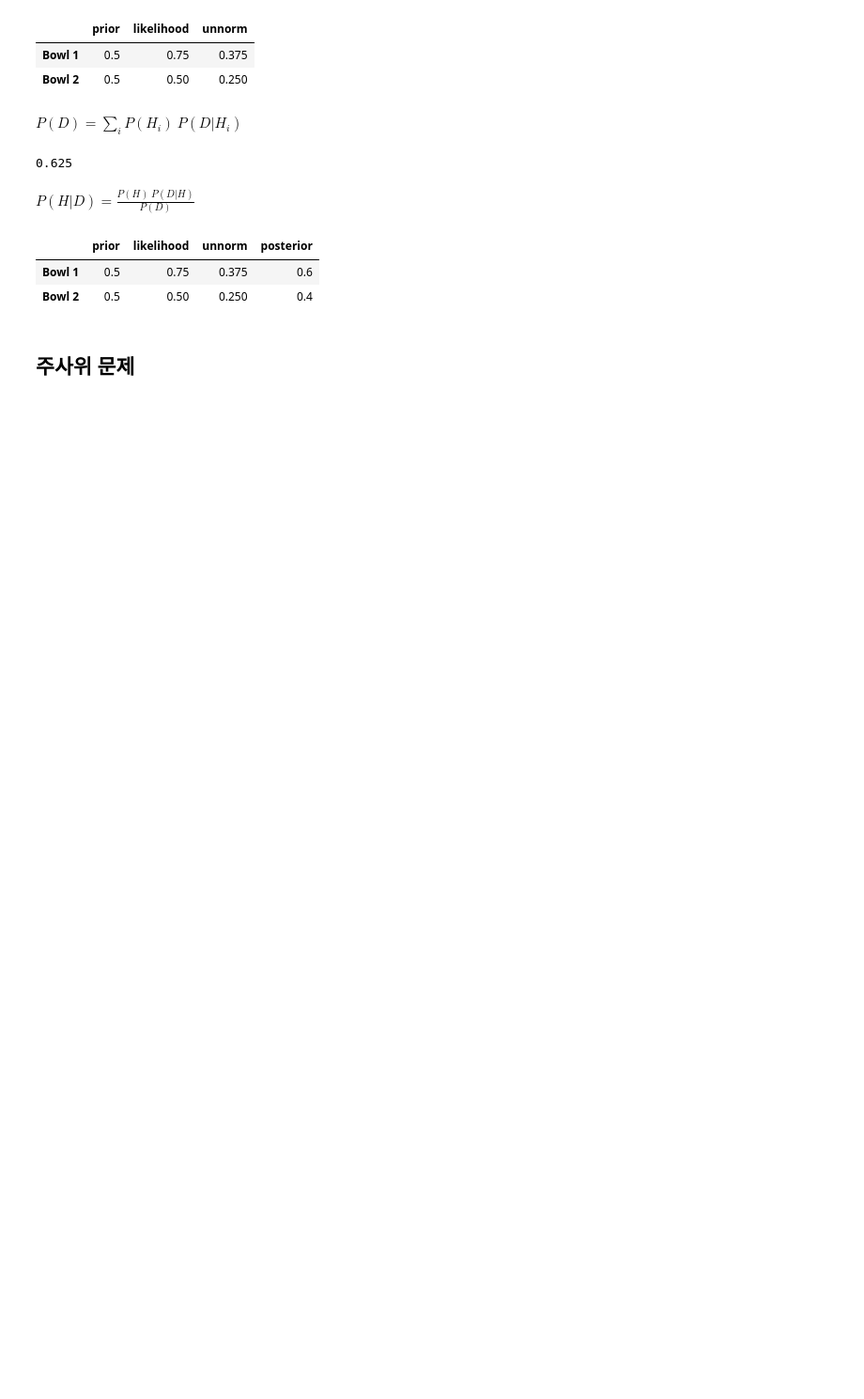
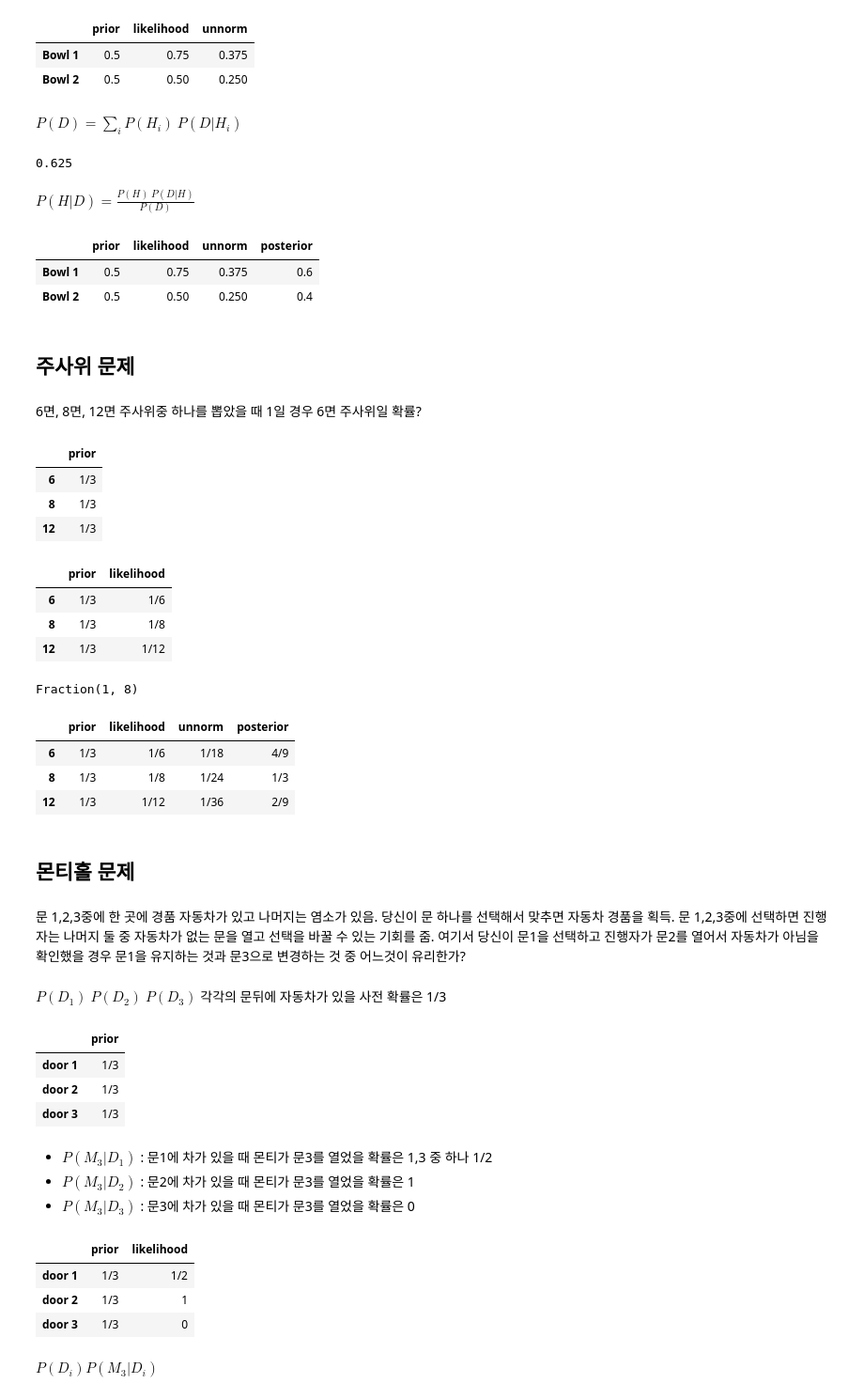
Before and after one commit to birdblues/think-bayes, a Jupyter notebook: ch2.ipynb, the cells around one changed output. Shown: that part at 94% size. Drawn from its saved outputs; the diff is of its cells as text; code cells hidden in the pictures; blank space fills up the shorter version.

```diff
--- a/ch2.ipynb
+++ b/ch2.ipynb
@@ -80,3 +80,24 @@ table
 | Bowl 2 | 0.5 | 0.50 | 0.250 | 0.4 |
 # %% [markdown]
 ## 주사위 문제
+# %% [markdown]
+6면, 8면, 12면 주사위중 하나를 뽑았을 때 1일 경우 6면 주사위일 확률?
+# %%
+from fractions import Fraction
+
+table2 = pd.DataFrame(index=[6, 8, 12])
+table2['prior'] = Fraction(1, 3)
+table2
+# %% [output]
+|  | prior |
+| 6 | 1/3 |
+| 8 | 1/3 |
+| 12 | 1/3 |
+# %%
+table2['likelihood'] = [Fraction(1, 6), Fraction(1, 8), Fraction(1, 12)]
+table2
+# %% [output]
+|  | prior | likelihood |
+| 6 | 1/3 | 1/6 |
+| 8 | 1/3 | 1/8 |
+| 12 | 1/3 | 1/12 |
@@ -82,0 +110,41 @@ table
+# %%
+prob_data = update(table2)
+prob_data
+# %% [output]
+Fraction(1, 8)
+# %%
+table2
+# %% [output]
+|  | prior | likelihood | unnorm | posterior |
+| 6 | 1/3 | 1/6 | 1/18 | 4/9 |
+| 8 | 1/3 | 1/8 | 1/24 | 1/3 |
+| 12 | 1/3 | 1/12 | 1/36 | 2/9 |
+# %% [markdown]
+## 몬티홀 문제
+# %% [markdown]
+문 1,2,3중에 한 곳에 경품 자동차가 있고 나머지는 염소가 있음. 당신이 문 하나를 선택해서 맞추면 자동차 경품을 획득. 문 1,2,3중에 선택하면 진행자는 나머지 둘 중 자동차가 없는 문을 열고 선택을 바꿀 수 있는 기회를 줌. 여기서 당신이 문1을 선택하고 진행자가 문2를 열어서 자동차가 아님을 확인했을 경우 문1을 유지하는 것과 문3으로 변경하는 것 중 어느것이 유리한가?
+# %% [markdown]
+$P(D_1)$ $P(D_2)$ $P(D_3)$ 각각의 문뒤에 자동차가 있을 사전 확률은 1/3
+# %%
+table3 = pd.DataFrame(index=['door 1', 'door 2', 'door 3'])
+table3['prior'] = Fraction(1, 3)
+table3
+# %% [output]
+|  | prior |
+| door 1 | 1/3 |
+| door 2 | 1/3 |
+| door 3 | 1/3 |
+# %% [markdown]
+* $P(M_3|D_1)$ : 문1에 차가 있을 때 몬티가 문3를 열었을 확률은 1,3 중 하나 1/2
+* $P(M_3|D_2)$ : 문2에 차가 있을 때 몬티가 문3를 열었을 확률은 1
+* $P(M_3|D_3)$ : 문3에 차가 있을 때 몬티가 문3를 열었을 확률은 0
+# %%
+table3['likelihood'] = [Fraction(1, 2), 1, 0]
+table3
+# %% [output]
+|  | prior | likelihood |
+| door 1 | 1/3 | 1/2 |
+| door 2 | 1/3 | 1 |
+| door 3 | 1/3 | 0 |
+# %% [markdown]
+$ P(D_i)P(M_3|D_i) $
```
Also changed, not shown: parts of 38 cells of this notebook, 6 other files.
